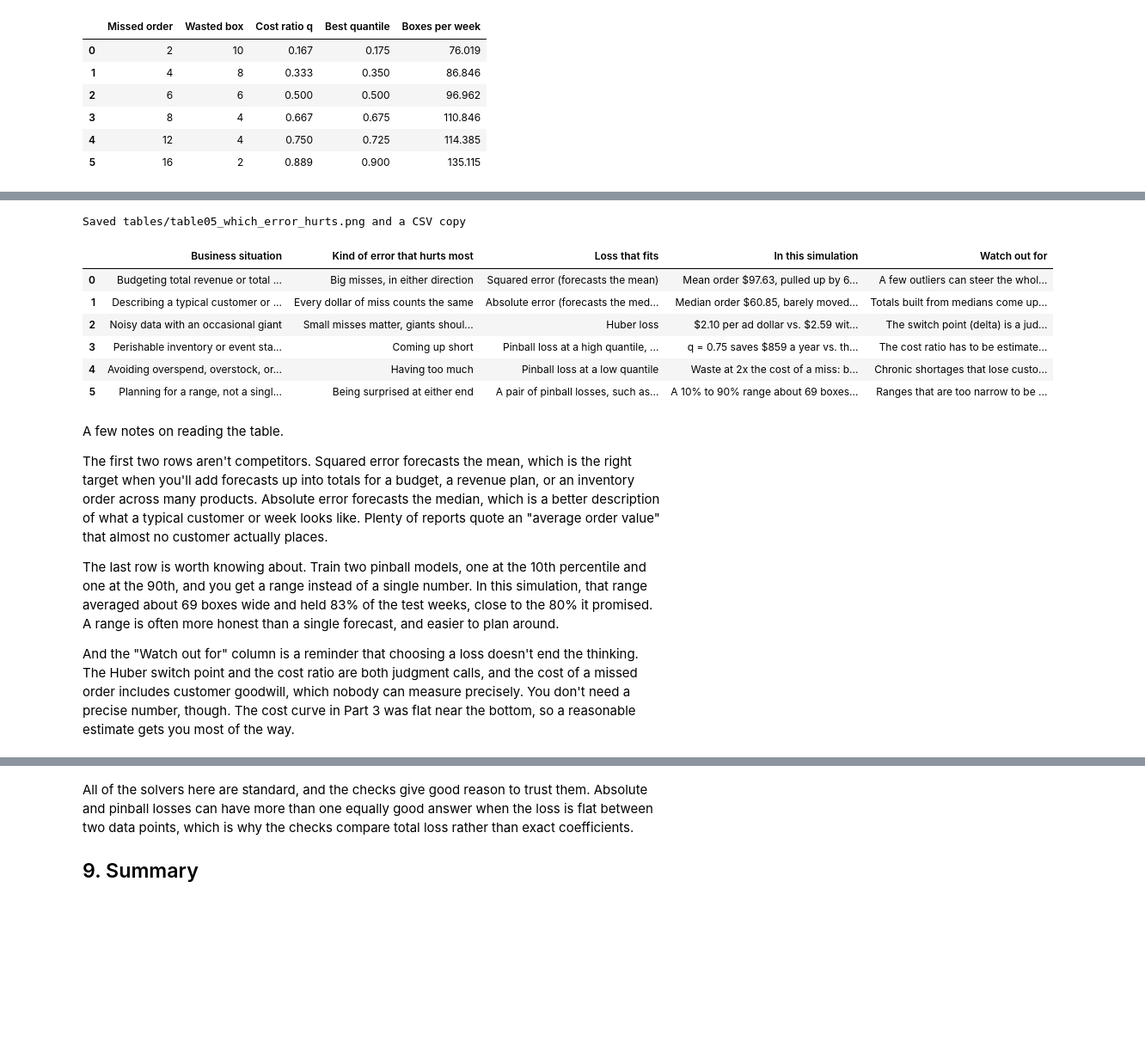
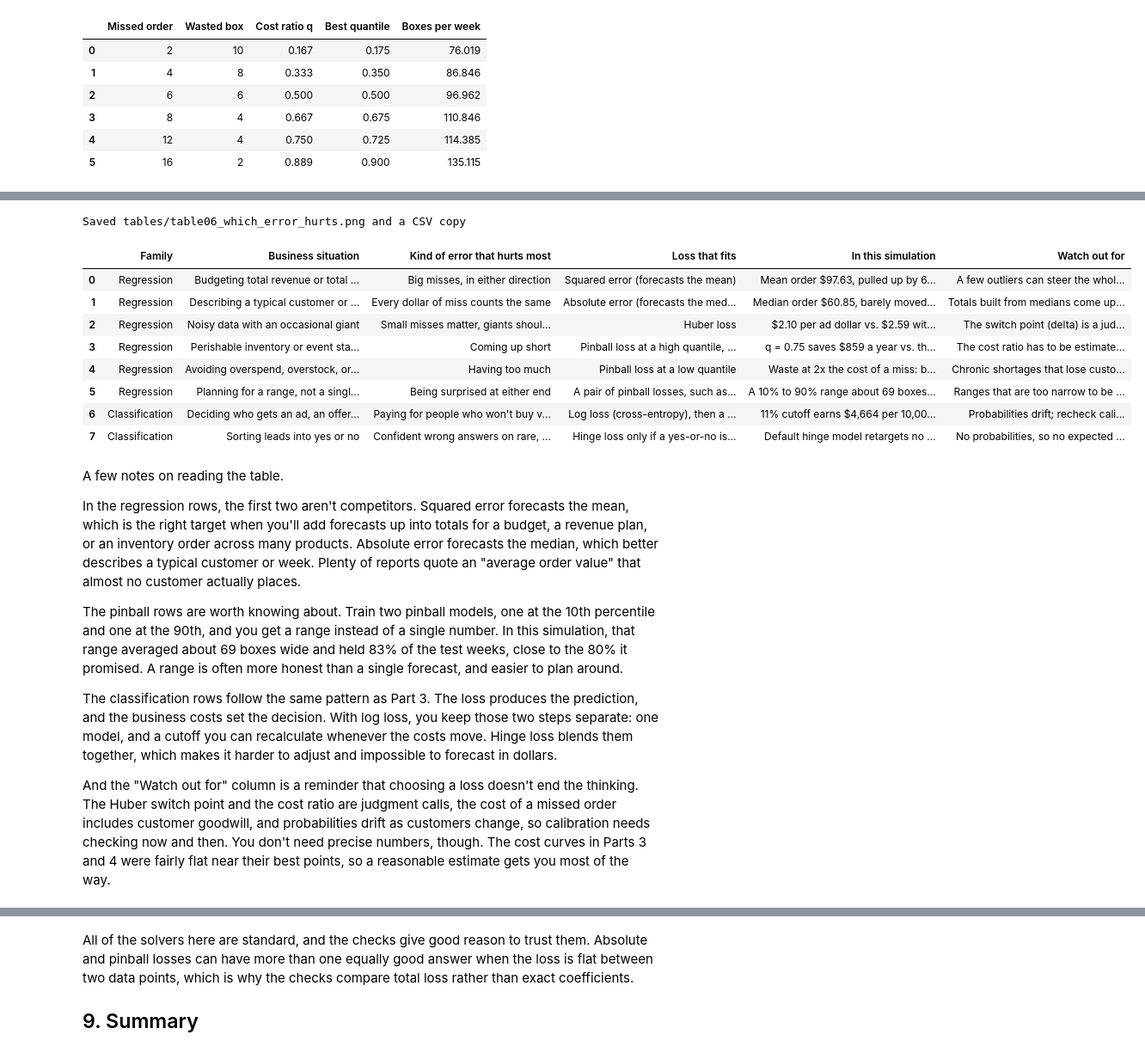
Before and after one commit to joedom99/loss-functions-for-marketers, a Jupyter notebook: loss_functions_for_marketers.ipynb, the cells around one changed output, grey strips where cells are left out. Shown at 86% size. Cells and saved outputs as stored; diff of their text form; code cells hidden in the pictures; blank space fills up the shorter version.

```diff
--- a/loss_functions_for_marketers.ipynb
+++ b/loss_functions_for_marketers.ipynb
@@ -131,7 +142,7 @@ def save(fig, name):
     print("Saved", path)
 
 def dollars(x, pos=None):
-    return f"${x:,.0f}"
+    return f"-${abs(x):,.0f}" if x < 0 else f"${x:,.0f}"
 
 def dollars_k(x, pos=None):
     return "$0" if x == 0 else f"${x/1000:,.0f}k"
@@ -221,17 +232,32 @@ D = {
     "promo_share": 0.20,                 # share of weeks with a promotion
     "demand_noise": 0.25,                # week-to-week noise in demand (log scale, grows with demand)
     "replay_years": 1000,                # simulated versions of the test year
+
+    # Part 4: website visitors and retargeting
+    "n_visitors_train": 5000,            # past visitors the models learn from
+    "n_visitors_test": 20000,            # new visitors the decisions are scored on
+    "avg_pages": 4,                      # average pages viewed per visit
+    "returning_share": 0.30,             # share of visitors who have been to the site before
+    "email_share": 0.20,                 # share of visitors on the email list
+    # How each signal raises the odds of buying after a retargeting ad (log-odds scale):
+    # intercept, pages viewed, log minutes on site, returning visitor, added to cart, email subscriber
+    "buy_signal": [-5.0, 0.18, 0.45, 0.70, 1.90, 0.80],
 }
 # %%
 C = {
     "gross_margin": 0.45,          # share of revenue left after cost of goods
     "cost_per_order_missed": 12,   # lost margin and goodwill when a customer can't get a box
     "cost_per_box_wasted": 4,      # ingredients and labor in a box that goes unsold
+    "cost_per_ad": 3,              # cost to retarget one past visitor with an ad
+    "margin_per_sale": 27,         # margin on a typical $60 order at a 45% gross margin
 }
 
 # The share of the time you want enough boxes on hand. More on this in Part 3.
 Q = C["cost_per_order_missed"] / (C["cost_per_order_missed"] + C["cost_per_box_wasted"])
 # Revenue each ad dollar must bring back to pay for itself after cost of goods
 BREAKEVEN = 1 / C["gross_margin"]
-print(f"Target quantile q = {Q:.2f} | breakeven revenue per ad dollar = ${BREAKEVEN:.2f}")
+# Retarget a visitor when their chance of buying is above this cutoff. More on this in Part 4.
+CUTOFF = C["cost_per_ad"] / C["margin_per_sale"]
+print(f"Target quantile q = {Q:.2f} | breakeven revenue per ad dollar = ${BREAKEVEN:.2f} | "
+      f"retargeting cutoff = {CUTOFF:.1%}")
 # %% [output]
@@ -242,6 +268,9 @@ L = {
     "huber_delta_revenue": 1500,  # Part 2: the same idea for weekly revenue, in dollars
     "huber_delta_boxes": 15,      # Part 3: the same idea for weekly demand, in boxes
     "quantile_grid": np.round(np.arange(0.05, 0.951, 0.025), 3),  # quantiles to sweep in Part 3
+    "svm_C": 1.0,                 # Part 4: regularization strength, the same for both classifiers
+    "cutoff_grid": np.round(np.arange(0.01, 0.701, 0.01), 2),     # Part 4: probability cutoffs to sweep
+    "ad_cost_grid": [1, 2, 3, 4, 5, 6, 8, 10],                    # Part 4: ad costs to try, in dollars
 }
 # %% [markdown]
 ## 2. What a loss function is
@@ -859,11 +1211,13 @@ Here's how I'd match a loss to a business situation. The right loss isn't the on
 # %%
 sq, ab, hu, pb = list(res3.index)
+b_sq = fits2["Squared error"][1]
 # A 10% to 90% range from two pinball models: how often does next year's demand land inside it?
 lo, hi = predict(qfits[0.1], X_test), predict(qfits[0.9], X_test)
 band_cover = ((Y_test >= lo) & (Y_test <= hi)).mean()
 band_width = (hi - lo).mean()
 low_case = ratio_df.iloc[1]
-b_sq, b_ab = fits2["Squared error"][1], fits2["Absolute error"][1]
+r_cut, r_50 = res4.iloc[2], res4.iloc[1]
+hinge_zero = adcost.loc[adcost["Hinge profit"] <= 0, "Ad cost"]
 biz = pd.DataFrame({
     "Business situation": [
         "Budgeting total revenue or total units",
@@ -872,6 +1226,8 @@ biz = pd.DataFrame({
         "Perishable inventory or event staffing",
         "Avoiding overspend, overstock, or overstaffing",
         "Planning for a range, not a single number",
+        "Deciding who gets an ad, an offer, or a call",
+        "Sorting leads into yes or no",
     ],
     "Kind of error that hurts most": [
         "Big misses, in either direction",
@@ -880,50 +1236,63 @@ biz = pd.DataFrame({
         "Coming up short",
         "Having too much",
         "Being surprised at either end",
+        "Paying for people who won't buy vs. missing people who would",
+        "Confident wrong answers on rare, valuable cases",
     ],
     "Loss that fits": [
         "Squared error (forecasts the mean)",
         "Absolute error (forecasts the median)",
         "Huber loss",
-        f"Pinball loss at a high quantile, set by the cost ratio",
+        "Pinball loss at a high quantile, set by the cost ratio",
         "Pinball loss at a low quantile",
         "A pair of pinball losses, such as 10% and 90%",
+        "Log loss (cross-entropy), then a cutoff set by the costs",
+        "Hinge loss only if a yes-or-no is all you need",
     ],
     "In this simulation": [
         f"Mean order ${best1['Squared error']:,.2f}, pulled up by {D['n_big_orders']} corporate orders",
         f"Median order ${best1['Absolute error']:,.2f}, barely moved by them",
         f"${fits2[list(fits2)[2]][1]:.2f} per ad dollar vs. ${b_sq:.2f} with squared error",
         f"q = {Q:.2f} saves ${res3.loc[sq, 'Yearly cost'] - res3.loc[pb, 'Yearly cost']:,.0f} a year vs. the squared-error model",
         f"Waste at {low_case['Wasted box'] / low_case['Missed order']:.0f}x the cost of a miss: best quantile about {low_case['Best quantile']:.2f}",
         f"A 10% to 90% range about {band_width:.0f} boxes wide held {band_cover:.0%} of test weeks",
+        f"{CUTOFF:.0%} cutoff earns ${r_cut['Profit']:,.0f} per 10,000 visitors vs. ${r_50['Profit']:,.0f} at 50%",
+        f"Default hinge model retargets no one; cost-weighted version stops working at ${hinge_zero.min():.0f} ads" if len(hinge_zero) else "Cost-weighted hinge model needs retraining for every cost change",
     ],
     "Watch out for": [
         "A few outliers can steer the whole model",
         "Totals built from medians come up short",
         "The switch point (delta) is a judgment call",
         "The cost ratio has to be estimated honestly",
         "Chronic shortages that lose customers",
         "Ranges that are too narrow to be useful",
+        "Probabilities drift; recheck calibration",
+        "No probabilities, so no expected value",
     ],
 })
-render_table("table05_which_error_hurts.png", "Which kind of error hurts your business more?",
+biz.insert(0, "Family", ["Regression"] * 6 + ["Classification"] * 2)
+render_table("table06_which_error_hurts.png", "Which kind of error hurts your business more?",
              "The model minimizes the loss. The business decides what \"wrong\" costs.",
-             biz, [24, 22, 24, 30, 22])
+             biz, [15, 22, 22, 24, 29, 21])
 biz
 # %% [output]
-Saved tables/table05_which_error_hurts.png and a CSV copy
+Saved tables/table06_which_error_hurts.png and a CSV copy
-|  | Business situation | Kind of error that hurts most | Loss that fits | In this simulation | Watch out for |
-| 0 | Budgeting total revenue or total ... | Big misses, in either direction | Squared error (forecasts the mean) | Mean order $97.63, pulled up by 6... | A few outliers can steer the whol... |
-| 1 | Describing a typical customer or ... | Every dollar of miss counts the same | Absolute error (forecasts the med... | Median order $60.85, barely moved... | Totals built from medians come up... |
-| 2 | Noisy data with an occasional giant | Small misses matter, giants shoul... | Huber loss | $2.10 per ad dollar vs. $2.59 wit... | The switch point (delta) is a jud... |
-| 3 | Perishable inventory or event sta... | Coming up short | Pinball loss at a high quantile, ... | q = 0.75 saves $859 a year vs. th... | The cost ratio has to be estimate... |
-| 4 | Avoiding overspend, overstock, or... | Having too much | Pinball loss at a low quantile | Waste at 2x the cost of a miss: b... | Chronic shortages that lose custo... |
-| 5 | Planning for a range, not a singl... | Being surprised at either end | A pair of pinball losses, such as... | A 10% to 90% range about 69 boxes... | Ranges that are too narrow to be ... |
+|  | Family | Business situation | Kind of error that hurts most | Loss that fits | In this simulation | Watch out for |
+| 0 | Regression | Budgeting total revenue or total ... | Big misses, in either direction | Squared error (forecasts the mean) | Mean order $97.63, pulled up by 6... | A few outliers can steer the whol... |
+| 1 | Regression | Describing a typical customer or ... | Every dollar of miss counts the same | Absolute error (forecasts the med... | Median order $60.85, barely moved... | Totals built from medians come up... |
+| 2 | Regression | Noisy data with an occasional giant | Small misses matter, giants shoul... | Huber loss | $2.10 per ad dollar vs. $2.59 wit... | The switch point (delta) is a jud... |
+| 3 | Regression | Perishable inventory or event sta... | Coming up short | Pinball loss at a high quantile, ... | q = 0.75 saves $859 a year vs. th... | The cost ratio has to be estimate... |
+| 4 | Regression | Avoiding overspend, overstock, or... | Having too much | Pinball loss at a low quantile | Waste at 2x the cost of a miss: b... | Chronic shortages that lose custo... |
+| 5 | Regression | Planning for a range, not a singl... | Being surprised at either end | A pair of pinball losses, such as... | A 10% to 90% range about 69 boxes... | Ranges that are too narrow to be ... |
+| 6 | Classification | Deciding who gets an ad, an offer... | Paying for people who won't buy v... | Log loss (cross-entropy), then a ... | 11% cutoff earns $4,664 per 10,00... | Probabilities drift; recheck cali... |
+| 7 | Classification | Sorting leads into yes or no | Confident wrong answers on rare, ... | Hinge loss only if a yes-or-no is... | Default hinge model retargets no ... | No probabilities, so no expected ... |
 # %% [markdown]
 A few notes on reading the table.
 
-The first two rows aren't competitors. Squared error forecasts the mean, which is the right target when you'll add forecasts up into totals for a budget, a revenue plan, or an inventory order across many products. Absolute error forecasts the median, which is a better description of what a typical customer or week looks like. Plenty of reports quote an "average order value" that almost no customer actually places.
+In the regression rows, the first two aren't competitors. Squared error forecasts the mean, which is the right target when you'll add forecasts up into totals for a budget, a revenue plan, or an inventory order across many products. Absolute error forecasts the median, which better describes a typical customer or week. Plenty of reports quote an "average order value" that almost no customer actually places.
 
-The last row is worth knowing about. Train two pinball models, one at the 10th percentile and one at the 90th, and you get a range instead of a single number. In this simulation, that range averaged about 69 boxes wide and held 83% of the test weeks, close to the 80% it promised. A range is often more honest than a single forecast, and easier to plan around.
+The pinball rows are worth knowing about. Train two pinball models, one at the 10th percentile and one at the 90th, and you get a range instead of a single number. In this simulation, that range averaged about 69 boxes wide and held 83% of the test weeks, close to the 80% it promised. A range is often more honest than a single forecast, and easier to plan around.
 
-And the "Watch out for" column is a reminder that choosing a loss doesn't end the thinking. The Huber switch point and the cost ratio are both judgment calls, and the cost of a missed order includes customer goodwill, which nobody can measure precisely. You don't need a precise number, though. The cost curve in Part 3 was flat near the bottom, so a reasonable estimate gets you most of the way.
+The classification rows follow the same pattern as Part 3. The loss produces the prediction, and the business costs set the decision. With log loss, you keep those two steps separate: one model, and a cutoff you can recalculate whenever the costs move. Hinge loss blends them together, which makes it harder to adjust and impossible to forecast in dollars.
+
+And the "Watch out for" column is a reminder that choosing a loss doesn't end the thinking. The Huber switch point and the cost ratio are judgment calls, the cost of a missed order includes customer goodwill, and probabilities drift as customers change, so calibration needs checking now and then. You don't need precise numbers, though. The cost curves in Parts 3 and 4 were fairly flat near their best points, so a reasonable estimate gets you most of the way.
```
Also changed, not shown: parts of 27 cells of this notebook, 1 other file.
